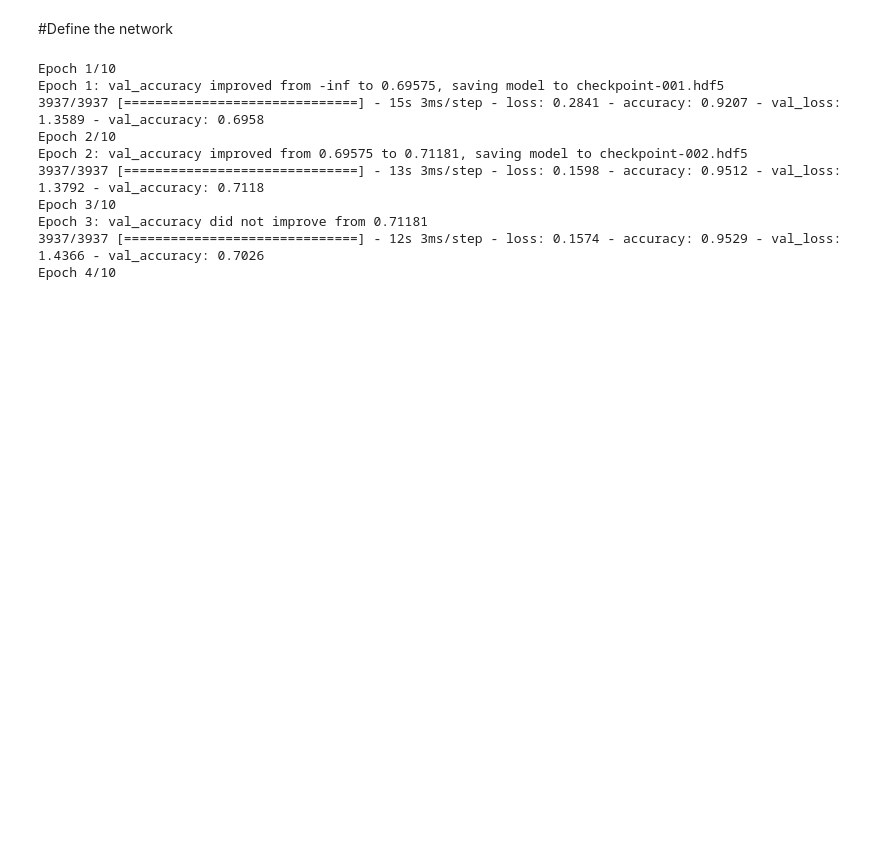
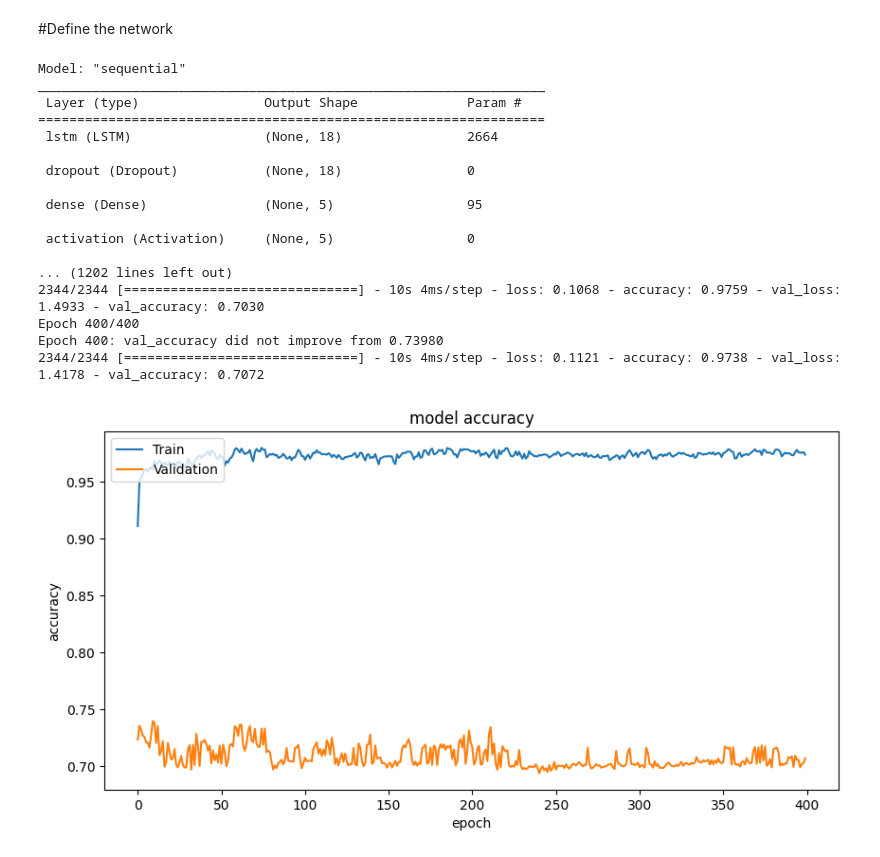
Before and after one commit to ninhdng37/Attack-Network-Detection-using-LSTM, a Jupyter notebook: Network_Intrusion_Detection_LSTM.ipynb, the cells around one changed output. Drawn from its saved outputs; the diff is of its cells as text; code cells hidden in the pictures; blank space fills up the shorter version.

```diff
--- a/Network_Intrusion_Detection_LSTM.ipynb
+++ b/Network_Intrusion_Detection_LSTM.ipynb
@@ -247,18 +266,46 @@ model.add(Dropout(0.1))
 model.add(Dense(5))
 model.add(Activation('softmax'))
 # %%
+import matplotlib.pyplot as plt
+!rm -rf "./ckpt"
 model.compile(loss='categorical_crossentropy',optimizer='adam',metrics=['accuracy'])
-checkpointer = callbacks.ModelCheckpoint("checkpoint-{epoch:03d}.hdf5", verbose=1, save_best_only=True, monitor='val_accuracy',mode='max')
+checkpointer = callbacks.ModelCheckpoint("./ckpt/checkpoint-{epoch:03d}.hdf5", verbose=1, save_best_only=True, monitor='val_accuracy',mode='max')
 csv_logger = CSVLogger('training_set_iranalysis.csv',separator=',', append=False)
-model.fit(X_train, y_train, batch_size=batch_size, epochs=10, callbacks=[checkpointer,csv_logger], validation_data=(X_test, y_test))
+print(model.summary())
+history = model.fit(X_train, y_train, batch_size=batch_size, epochs=400, callbacks=[checkpointer,csv_logger], validation_data=(X_test, y_test))
+
+# summarize history for accuracy
+plt.plot(history.history['accuracy'])
+plt.plot(history.history['val_accuracy'])
+plt.title('model accuracy')
+plt.ylabel('accuracy')
+plt.xlabel('epoch')
+plt.legend(['Train', 'Validation'], loc='upper left')
+plt.show()
+# summarize history for loss
+plt.plot(history.history['loss'])
+plt.plot(history.history['val_loss'])
+plt.title('model loss')
+plt.ylabel('loss')
+plt.xlabel('epoch')
+plt.legend(['Train', 'Validation'], loc='upper left')
+plt.show()
 # %% [output]
-Epoch 1/10
-Epoch 1: val_accuracy improved from -inf to 0.69575, saving model to checkpoint-001.hdf5
-3937/3937 [==============================] - 15s 3ms/step - loss: 0.2841 - accuracy: 0.9207 - val_loss: 1.3589 - val_accuracy: 0.6958
-Epoch 2/10
-Epoch 2: val_accuracy improved from 0.69575 to 0.71181, saving model to checkpoint-002.hdf5
-3937/3937 [==============================] - 13s 3ms/step - loss: 0.1598 - accuracy: 0.9512 - val_loss: 1.3792 - val_accuracy: 0.7118
-Epoch 3/10
-Epoch 3: val_accuracy did not improve from 0.71181
-3937/3937 [==============================] - 12s 3ms/step - loss: 0.1574 - accuracy: 0.9529 - val_loss: 1.4366 - val_accuracy: 0.7026
-Epoch 4/10
+Model: "sequential"
+_________________________________________________________________
+ Layer (type)                Output Shape              Param #
+=================================================================
+ lstm (LSTM)                 (None, 18)                2664
+
+ dropout (Dropout)           (None, 18)                0
+
+ dense (Dense)               (None, 5)                 95
+
+ activation (Activation)     (None, 5)                 0
+
+... (1202 lines left out)
+2344/2344 [==============================] - 10s 4ms/step - loss: 0.1068 - accuracy: 0.9759 - val_loss: 1.4933 - val_accuracy: 0.7030
+Epoch 400/400
+Epoch 400: val_accuracy did not improve from 0.73980
+2344/2344 [==============================] - 10s 4ms/step - loss: 0.1121 - accuracy: 0.9738 - val_loss: 1.4178 - val_accuracy: 0.7072
+[figure, added]
```
Also changed, not shown: parts of 16 cells of this notebook.
